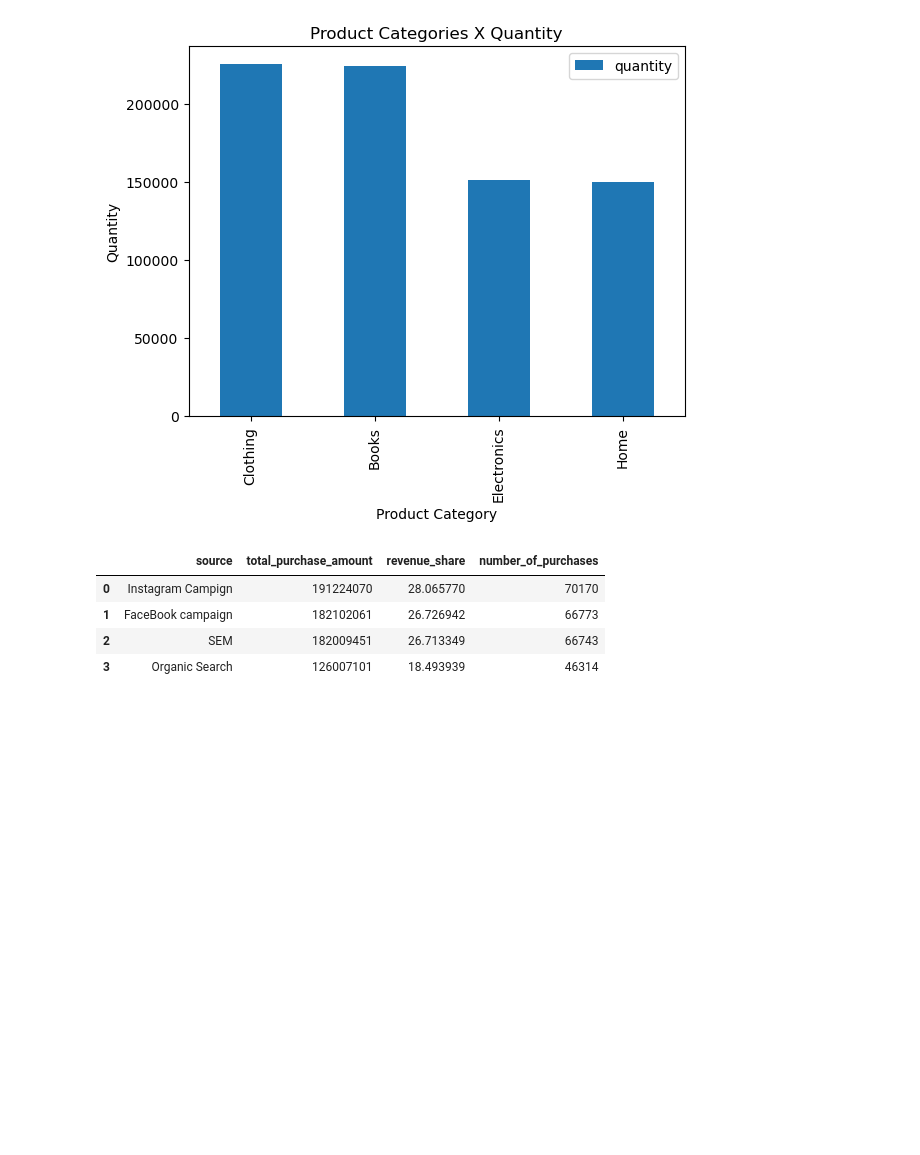
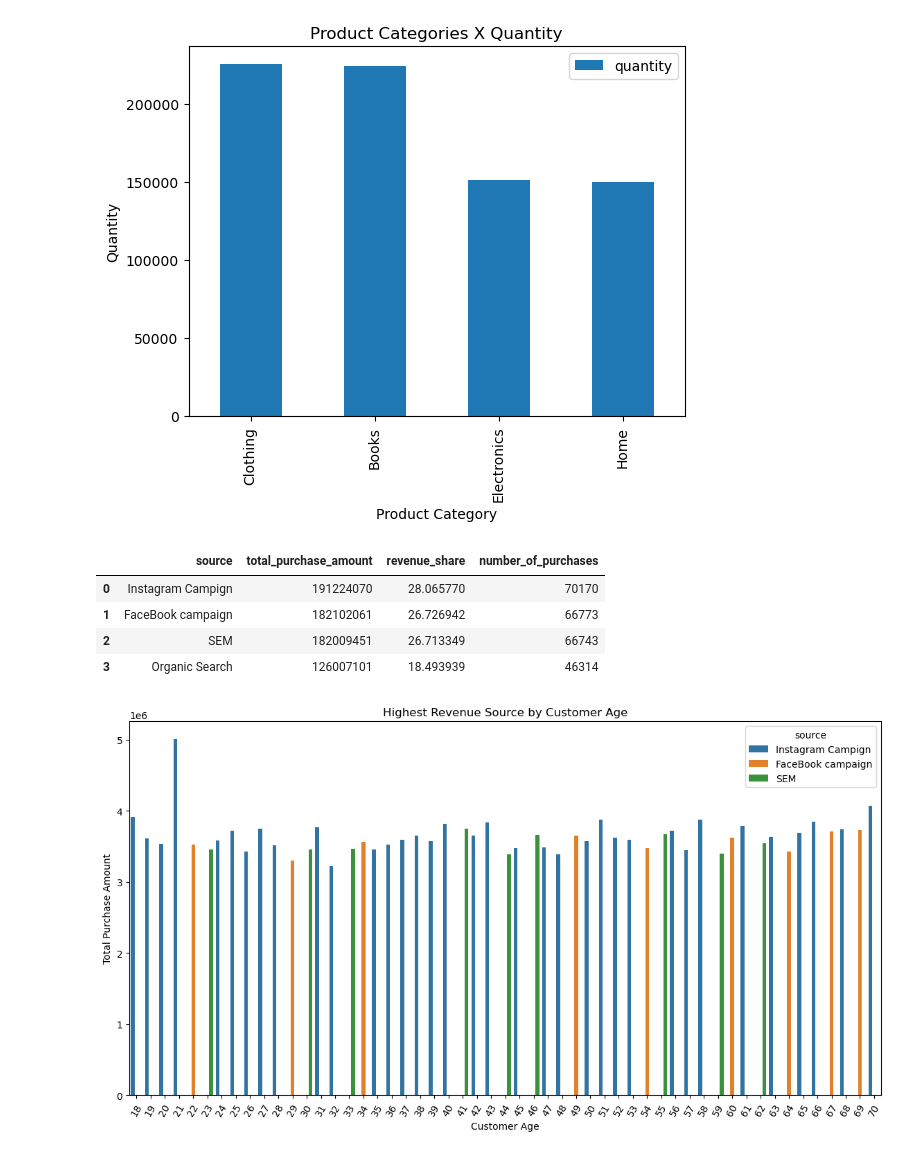
Before and after one commit to crislaineandrade/e-commerce, a Jupyter notebook: ecommerce.ipynb, the cells around one changed output. Drawn from its saved outputs; the diff is of its cells as text; code cells hidden in the pictures; blank space fills up the shorter version.

Commit message:
feat: calculate highest revenue source by customer ag

```diff
--- a/ecommerce.ipynb
+++ b/ecommerce.ipynb
@@ -46,6 +47,7 @@ None
 #data treatments
 
 ecommerce.columns = ecommerce.columns.str.lower()
+ecommerce.columns = ecommerce.columns.str.strip()
 ecommerce.columns = ecommerce.columns.str.replace(' ', '_')
 ecommerce['purchase_date'] = pd.to_datetime(ecommerce['purchase_date'], format='%d/%m/%Y')
 # %%
@@ -85,3 +87,34 @@ display(sources_group)
 | 1 | FaceBook campaign | 182102061 | 26.726942 | 66773 |
 | 2 | SEM | 182009451 | 26.713349 | 66743 |
 | 3 | Organic Search | 126007101 | 18.493939 | 46314 |
+# %%
+#highest revenue source by customer age
+
+
+age_purchase_revenue = (
+    ecommerce
+    .groupby(['customer_age', 'source'])['total_purchase_amount']
+    .sum()
+    .reset_index()
+)
+
+
+age_purchase_revenue = age_purchase_revenue.loc[age_purchase_revenue.groupby('customer_age')['total_purchase_amount'].idxmax()].sort_values('customer_age')
+
+plt.figure(figsize=(14,7))
+sns.barplot(
+    data=age_purchase_revenue,
+    x='customer_age',
+    y='total_purchase_amount',
+    hue='source'
+)
+
+plt.xlabel('Customer Age')
+plt.ylabel('Total Purchase Amount')
+
+plt.title('Highest Revenue Source by Customer Age')
+plt.xticks(rotation=60)
+
+plt.show()
+# %% [output]
+[figure, added]
```
Also changed, not shown: parts of 1 cell of this notebook.
